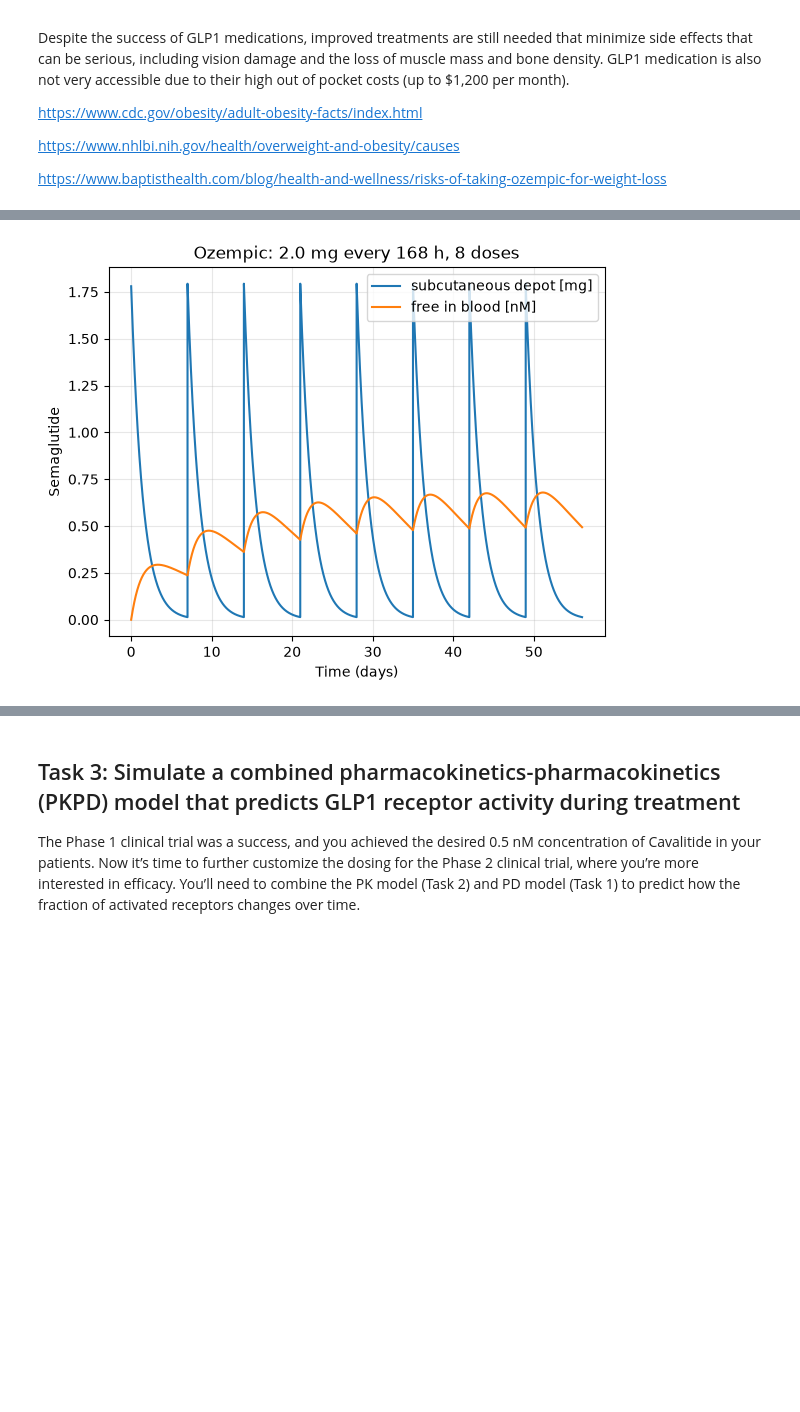
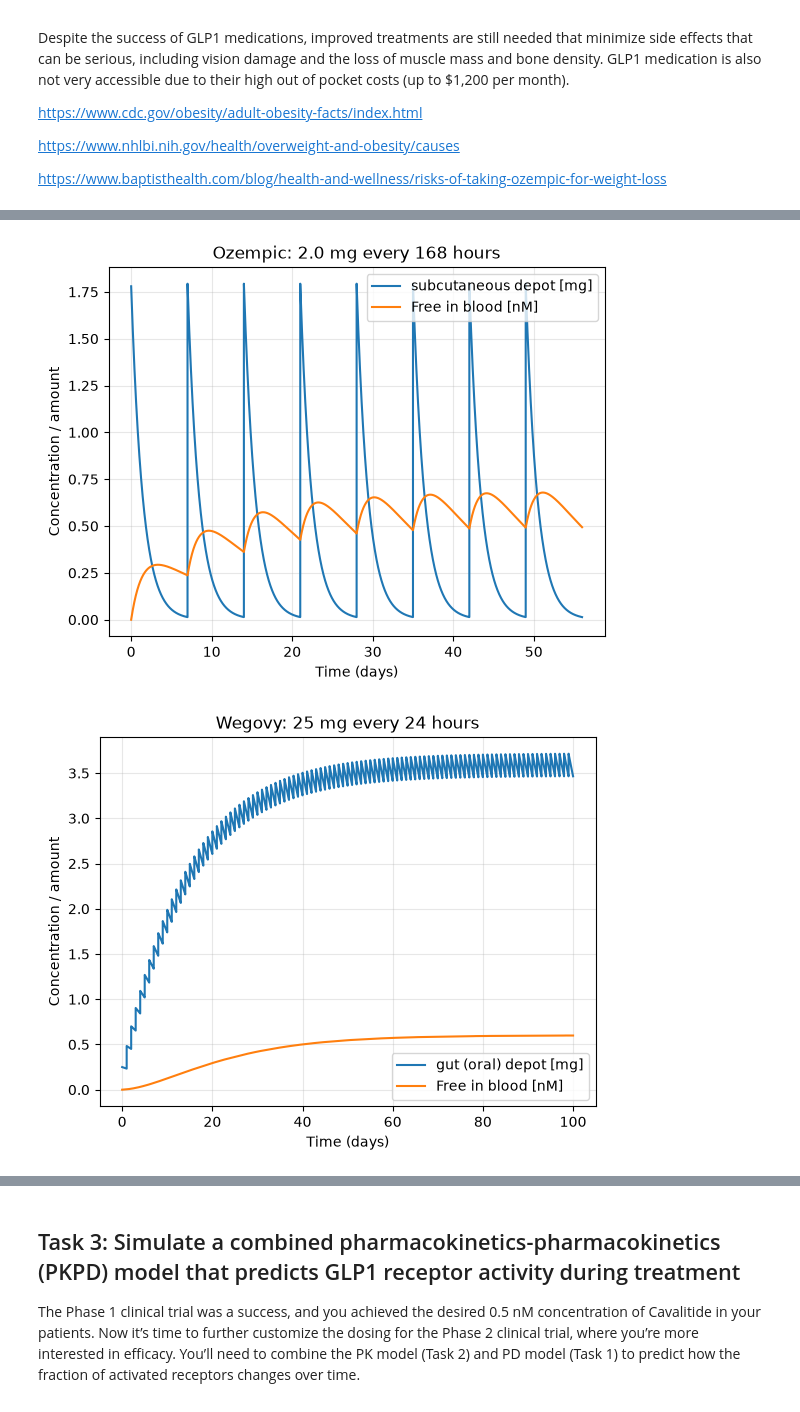
Before and after one commit to Rilham2318/BME-2315_Module3, a Jupyter notebook: Module3_Project_Template.ipynb, the cells around one changed output, grey strips where cells are left out. Drawn from its saved outputs; the diff is of its cells as text; code cells hidden in the pictures; blank space fills up the shorter version.

```diff
--- a/Module3_Project_Template.ipynb
+++ b/Module3_Project_Template.ipynb
@@ -103,10 +116,11 @@ Your boss is really excited about the progress of your team in Task 1 on the dev
 # %%
 import numpy as np
 import matplotlib.pyplot as plt
+from scipy.integrate import solve_ivp
 
 # ===== choose product: 'Ozempic' or 'Wegovy' =====
 drug = 'Ozempic'
-#drug = 'Wegovy'
+drug = 'Wegovy'
 
 # product-specific parameters
 products = {
@@ -131,56 +145,65 @@ interval, n_doses, depot = p['interval'], p['n_doses'], p['depot']
 # shared model parameters
 ke = 0.0039     # 1/h, elimination rate
 V = 10.8        # L
 MW = 4113.6     # g/mol
 Ffree = 0.01    # rest of semaglutide bound to albumin
 
 # simulation parameters
 dt = 0.1        # h, Euler step size
 
 def ODEfunc(t, y):
     Asc, Cc = y
     dAsc = -ka*Asc            # Asc: depot amount (mg)
     dCc = ka*Asc/V - ke*Cc    # Cc: blood concentration (mg/L)
     return [dAsc, dCc]
 
 def simulate(D, n_doses, interval, dt):
-    """Repeated dosing every `interval` h; returns time (h), depot amount (mg),
-    and blood concentration (nmol/L)."""
+    """Simulate repeated doses; return time (h), depot amount (mg),
+    and blood concentration (nM)."""
     t_out, Asc_out, Cc_out = [], [], []
     y = np.array([0.0, 0.0])
-    n_steps = int(round(interval / dt))      # Euler steps per dosing interval
+    n_steps = int(round(interval / dt))
+
     for i in range(n_doses):
-        y[0] += Favailable*D                 # absorbed fraction of dose enters the depot
+        y[0] += Favailable * D
         t0 = i * interval
-        t_seg = t0 + dt * np.arange(n_steps + 1)
-        y_seg = np.zeros((2, n_steps + 1))
-        y_seg[:, 0] = y
+        t1 = (i + 1) * interval
+        t_eval = np.linspace(t0, t1, n_steps + 1)
 
-        # explicit Euler: y[n+1] = y[n] + dt * f(t[n], y[n])
-        for n in range(n_steps):
-            y_seg[:, n + 1] = y_seg[:, n] + dt * np.array(ODEfunc(t_seg[n], y_seg[:, n]))
+        sol = solve_ivp(
+            ODEfunc, (t0, t1), y,
+            t_eval=t_eval,
+            method="RK45"
+        )
+        if not sol.success:
+            raise RuntimeError(f"PK simulation failed: {sol.message}")
 
-        t_out.append(t_seg)
-        Asc_out.append(y_seg[0])
-        Cc_out.append(y_seg[1])
-        y = y_seg[:, -1].copy()         # carry state into next interval
+        t_out.append(sol.t)
+        Asc_out.append(sol.y[0])
+        Cc_out.append(sol.y[1])
+        y = sol.y[:, -1].copy()
+
     t = np.concatenate(t_out)
     Asc_out = np.concatenate(Asc_out)
     Cc_out = np.concatenate(Cc_out)
     Cc_nM = Cc_out * 1e-3 / MW * 1e9
     return t, Asc_out, Cc_nM
 
-# --- run ---
-t, Asc, Cc = simulate(D, n_doses, interval, dt)
+for drug in ["Ozempic", "Wegovy"]:
+    p = products[drug]
+    Favailable, ka, D = p["Favailable"], p["ka"], p["D"]
+    interval, n_doses, depot = p["interval"], p["n_doses"], p["depot"]
 
-# --- plot ---
-plt.plot(t / 24, Asc, label=f"{depot} depot [mg]")
-plt.plot(t / 24, Ffree*Cc, label="free in blood [nM]")
-plt.xlabel("Time (days)")
-plt.ylabel("Semaglutide")
-plt.title(f"{drug}: {D} mg every {interval} h, {n_doses} doses")
-plt.legend()
-plt.grid(alpha=0.3)
-plt.show()
+    t, Asc, Cc = simulate(D, n_doses, interval, dt)
+    plt.figure()
+    plt.plot(t / 24, Asc, label=f"{depot} depot [mg]")
+    plt.plot(t / 24, Ffree * Cc, label="Free in blood [nM]")
+    plt.xlabel("Time (days)")
+    plt.ylabel("Concentration / amount")
+    plt.title(f"{drug}: {D} mg every {interval} hours")
+    plt.legend()
+    plt.grid(alpha=0.3)
+    plt.show()
 # %% [output]
-[figure, old version]
+[figure, new version]
+[figure, added]
```
Also changed, not shown: parts of 12 cells of this notebook.
